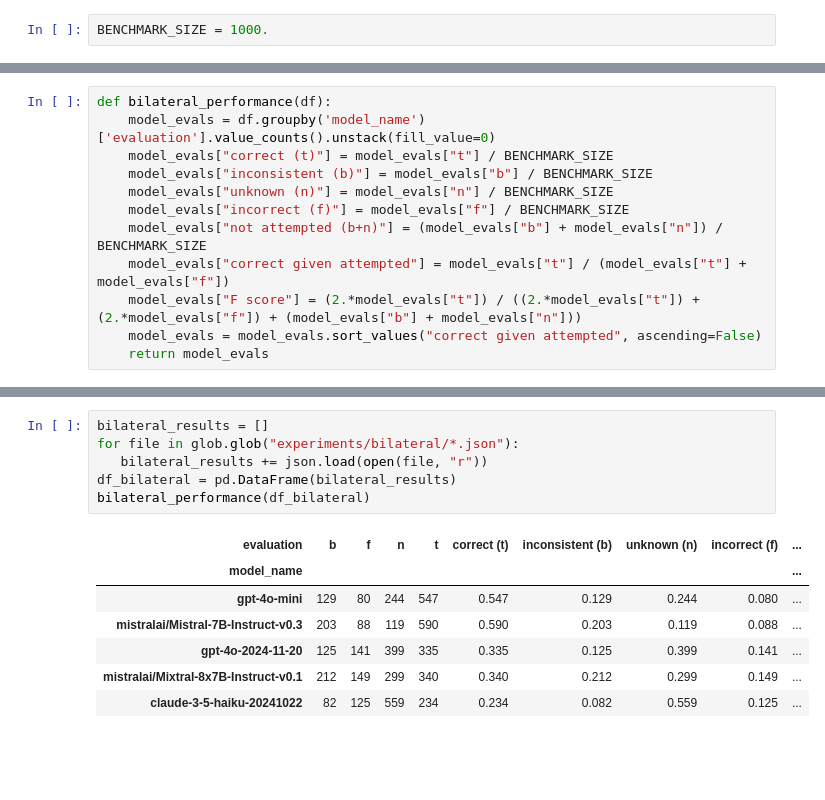
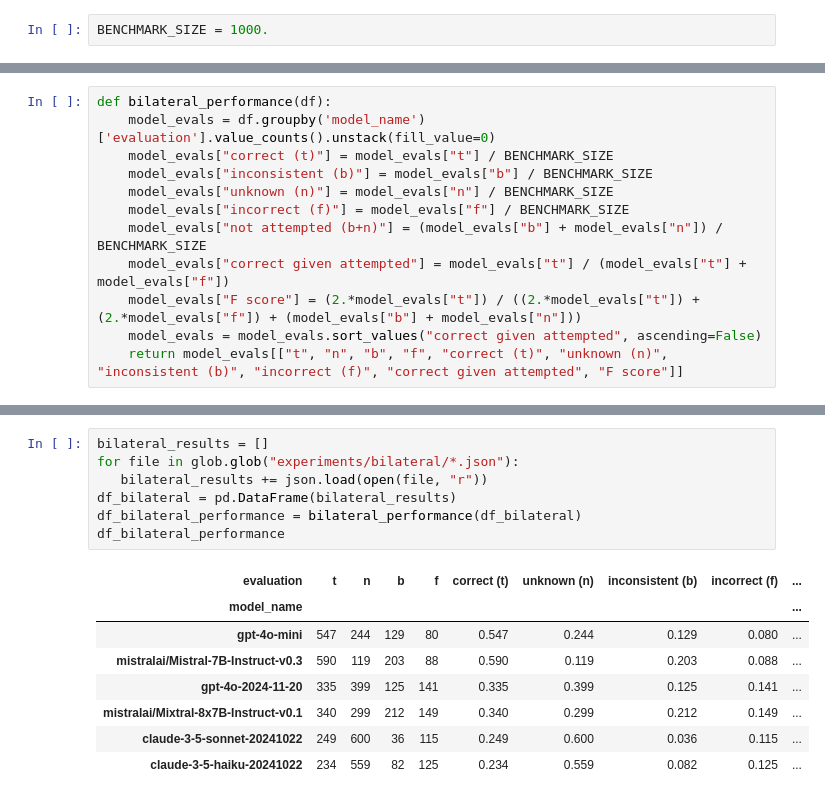
Before and after one commit to bradleypallen/bilateral-factuality-evaluation, a Jupyter notebook: results.ipynb, the cells around one changed output, grey strips where cells are left out. Drawn from its saved outputs; the diff is of its cells as text; blank space fills up the shorter version.

```diff
--- a/results.ipynb
+++ b/results.ipynb
@@ -25,4 +25,4 @@ def bilateral_performance(df):
     model_evals["correct given attempted"] = model_evals["t"] / (model_evals["t"] + model_evals["f"])
     model_evals["F score"] = (2.*model_evals["t"]) / ((2.*model_evals["t"]) + (2.*model_evals["f"]) + (model_evals["b"] + model_evals["n"]))
     model_evals = model_evals.sort_values("correct given attempted", ascending=False)
-    return model_evals
+    return model_evals[["t", "n", "b", "f", "correct (t)", "unknown (n)", "inconsistent (b)", "incorrect (f)", "correct given attempted", "F score"]]
@@ -43,14 +127,16 @@ unilateral_performance(df_unilateral)
 # %%
 bilateral_results = []
 for file in glob.glob("experiments/bilateral/*.json"):
    bilateral_results += json.load(open(file, "r"))
 df_bilateral = pd.DataFrame(bilateral_results)
-bilateral_performance(df_bilateral)
+df_bilateral_performance = bilateral_performance(df_bilateral)
+df_bilateral_performance
 # %% [output]
-| evaluation | b | f | n | t | correct (t) | inconsistent (b) | unknown (n) | incorrect (f) | ... |
+| evaluation | t | n | b | f | correct (t) | unknown (n) | inconsistent (b) | incorrect (f) | ... |
 | model_name |  |  |  |  |  |  |  |  | ... |
-| gpt-4o-mini | 129 | 80 | 244 | 547 | 0.547 | 0.129 | 0.244 | 0.080 | ... |
-| mistralai/Mistral-7B-Instruct-v0.3 | 203 | 88 | 119 | 590 | 0.590 | 0.203 | 0.119 | 0.088 | ... |
-| gpt-4o-2024-11-20 | 125 | 141 | 399 | 335 | 0.335 | 0.125 | 0.399 | 0.141 | ... |
-| mistralai/Mixtral-8x7B-Instruct-v0.1 | 212 | 149 | 299 | 340 | 0.340 | 0.212 | 0.299 | 0.149 | ... |
-| claude-3-5-haiku-20241022 | 82 | 125 | 559 | 234 | 0.234 | 0.082 | 0.559 | 0.125 | ... |
+| gpt-4o-mini | 547 | 244 | 129 | 80 | 0.547 | 0.244 | 0.129 | 0.080 | ... |
+| mistralai/Mistral-7B-Instruct-v0.3 | 590 | 119 | 203 | 88 | 0.590 | 0.119 | 0.203 | 0.088 | ... |
+| gpt-4o-2024-11-20 | 335 | 399 | 125 | 141 | 0.335 | 0.399 | 0.125 | 0.141 | ... |
+| mistralai/Mixtral-8x7B-Instruct-v0.1 | 340 | 299 | 212 | 149 | 0.340 | 0.299 | 0.212 | 0.149 | ... |
+| claude-3-5-sonnet-20241022 | 249 | 600 | 36 | 115 | 0.249 | 0.600 | 0.036 | 0.115 | ... |
+| claude-3-5-haiku-20241022 | 234 | 559 | 82 | 125 | 0.234 | 0.559 | 0.082 | 0.125 | ... |
```
Also changed, not shown: parts of 5 cells of this notebook, 4 other files.
